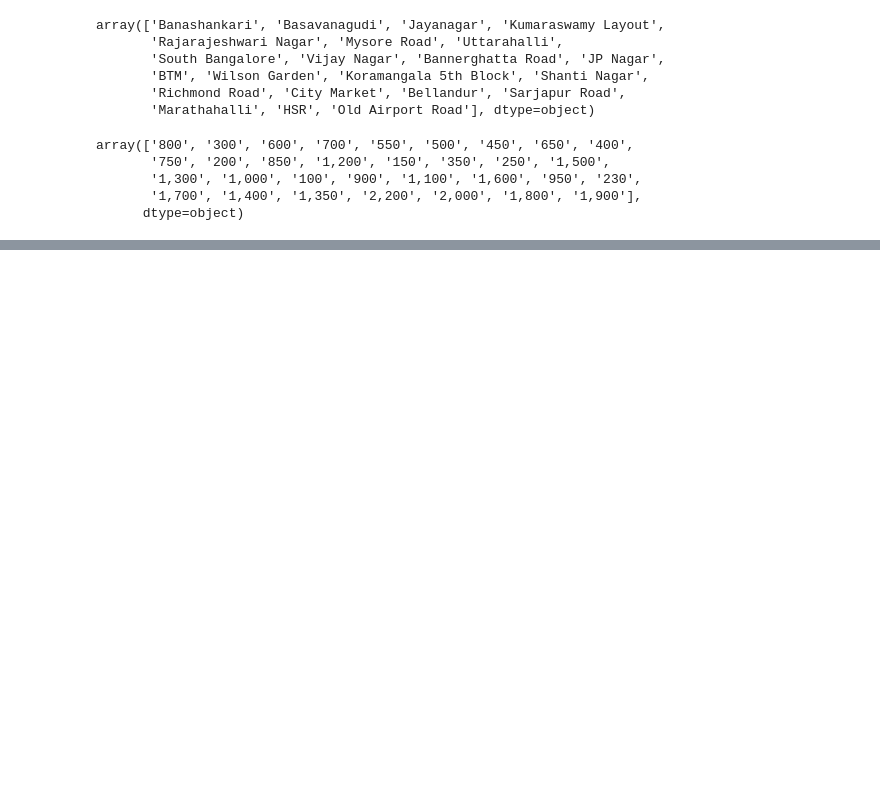
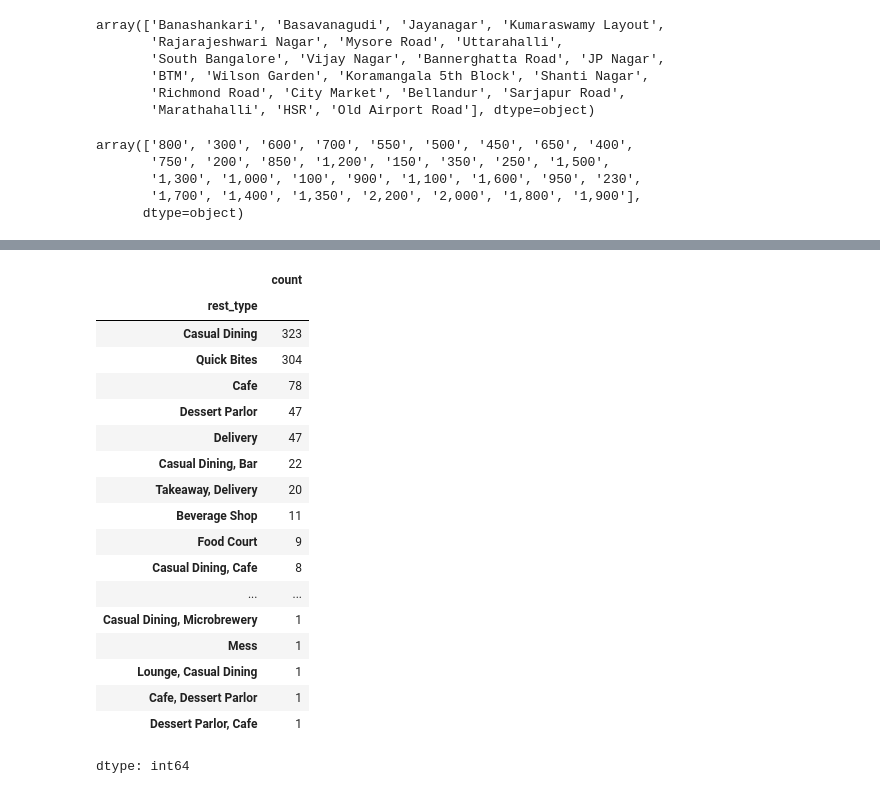
Before and after one commit to shwetashukla44/internship3, a Jupyter notebook: Welcome_To_Colab.ipynb, the cells around one changed output, grey strips where cells are left out. Drawn from its saved outputs; the diff is of its cells as text; code cells hidden in the pictures; blank space fills up the shorter version.

```diff
--- a/Welcome_To_Colab.ipynb
+++ b/Welcome_To_Colab.ipynb
@@ -844,3 +844,31 @@ df.head()
 | 2 | San Churro Cafe | Yes | No | 3.8 | 918 | Banashankari | Cafe, Casual Dining | Churros, Cannelloni, Minestrone S... | 800.0 |
 | 3 | Addhuri Udupi Bhojana | No | No | 3.7 | 88 | Banashankari | Quick Bites | Masala Dosa | 300.0 |
 | 4 | Grand Village | No | No | 3.8 | 166 | Basavanagudi | Casual Dining | Panipuri, Gol Gappe | 600.0 |
+# %%
+def handleRestType(value):
+  if(value in rest_type):
+    return value
+  else:
+    return 'others'
+df['rest_type']=df['rest_type'].apply(handleRestType)
+df['rest_type'].value_counts()
+# %% [output]
+|  | count |
+| rest_type |  |
+| Casual Dining | 323 |
+| Quick Bites | 304 |
+| Cafe | 78 |
+| Dessert Parlor | 47 |
+| Delivery | 47 |
+| Casual Dining, Bar | 22 |
+| Takeaway, Delivery | 20 |
+| Beverage Shop | 11 |
+| Food Court | 9 |
+| Casual Dining, Cafe | 8 |
+| ... | ... |
+| Casual Dining, Microbrewery | 1 |
+| Mess | 1 |
+| Lounge, Casual Dining | 1 |
+| Cafe, Dessert Parlor | 1 |
+| Dessert Parlor, Cafe | 1 |
+dtype: int64
```
